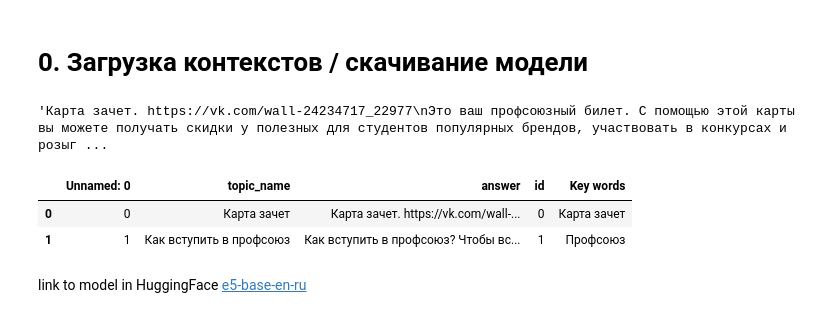
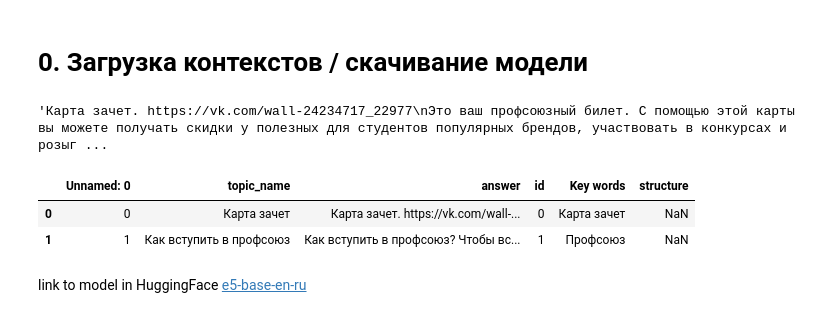
Before and after one commit to profcomff/chatbot-mark-api, a Jupyter notebook: notebooks/Create_db.ipynb, the cells around one changed output. Drawn from its saved outputs; the diff is of its cells as text; code cells hidden in the pictures.

```diff
--- a/notebooks/Create_db.ipynb
+++ b/notebooks/Create_db.ipynb
@@ -67,15 +81,16 @@ def safe_add_documents(vector_store, chunks, chroma_batch_size=1000):
 # 0. Загрузка контекстов / скачивание модели
 # %%
 # answers = pd.read_excel('/content/chatbot-mark-api/file/database_v2.xlsx') #!!! should change
-answers = pd.read_excel('/content/chatbot-mark-api/file/database_v2_key_words.xlsx')
+# answers = pd.read_excel('/content/chatbot-mark-api/file/database_v2_key_words.xlsx')
+answers = pd.read_excel('/content/chatbot-mark-api/file/database_v4_key_words.xlsx')
 
 display(answers.answer[0])
 display(answers.head(2))
 # %% [output]
 'Карта зачет. https://vk.com/wall-24234717_22977\nЭто ваш профсоюзный билет. С помощью этой карты вы можете получать скидки у полезных для студентов популярных брендов, участвовать в конкурсах и розыг ...
-|  | Unnamed: 0 | topic_name | answer | id | Key words |
-| 0 | 0 | Карта зачет | Карта зачет. https://vk.com/wall-... | 0 | Карта зачет |
-| 1 | 1 | Как вступить в профсоюз | Как вступить в профсоюз? Чтобы вс... | 1 | Профсоюз |
+|  | Unnamed: 0 | topic_name | answer | id | Key words | structure |
+| 0 | 0 | Карта зачет | Карта зачет. https://vk.com/wall-... | 0 | Карта зачет | NaN |
+| 1 | 1 | Как вступить в профсоюз | Как вступить в профсоюз? Чтобы вс... | 1 | Профсоюз | NaN |
 # %% [markdown]
 link to model in HuggingFace [e5-base-en-ru](https://huggingface.co/d0rj/e5-base-en-ru)
 # %%
```
Also changed, not shown: parts of 12 cells of this notebook.
